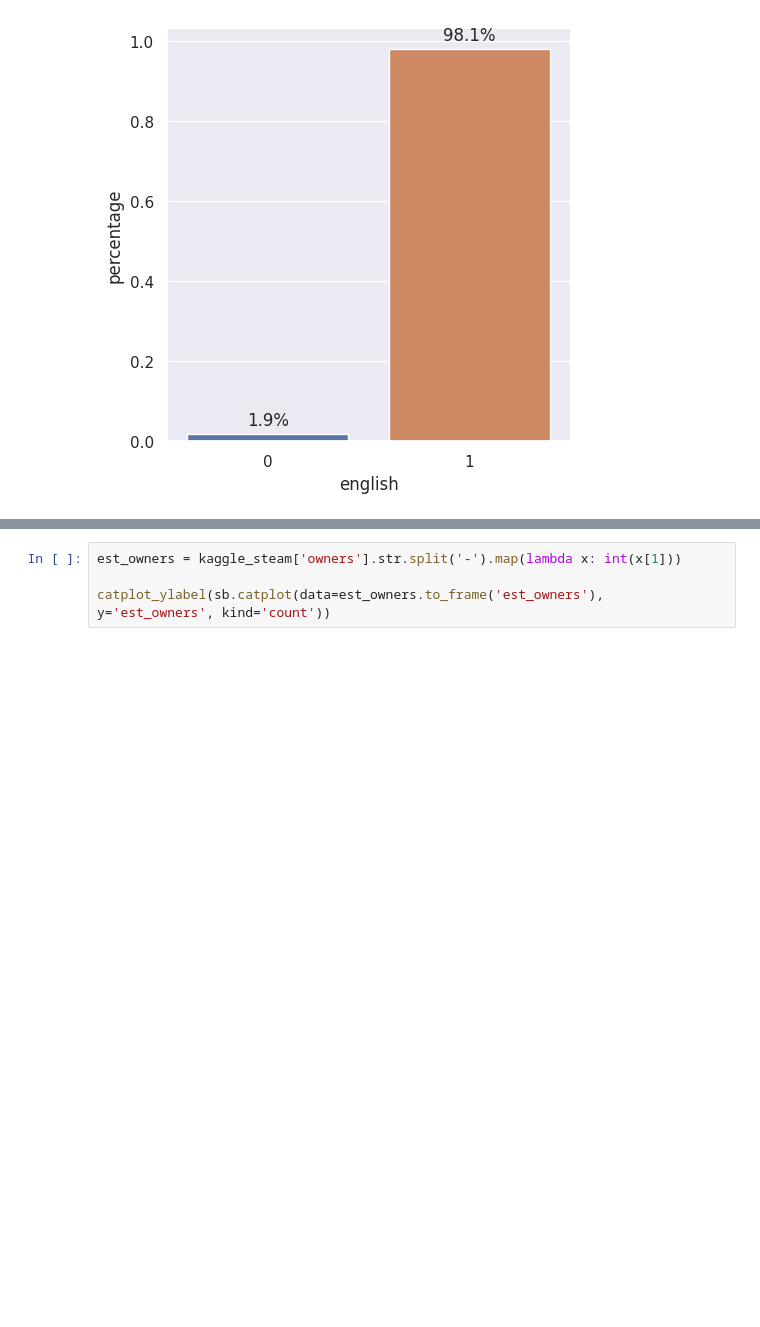
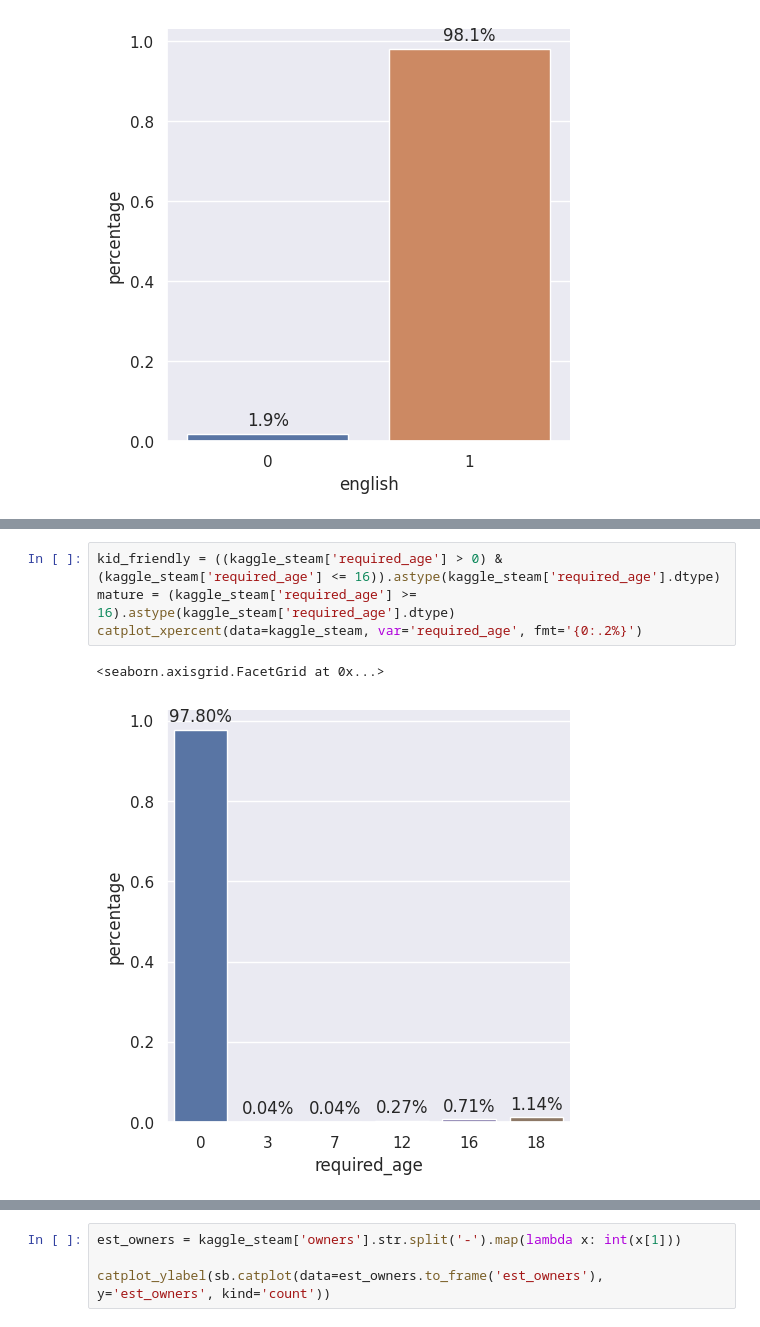
Before and after one commit to nefelibata28/usg, a Jupyter notebook: notebooks/01_categorical_analysis.ipynb, the cells around one changed output, grey strips where cells are left out. Saved outputs shown, nothing was run; the diff lists cells and outputs as text; blank space fills up the shorter version.

```diff
--- a/notebooks/01_categorical_analysis.ipynb
+++ b/notebooks/01_categorical_analysis.ipynb
@@ -107,0 +103,7 @@ We decided to adopt `MaxAbsScaler` instead which would better preserve how extre
+# %%
+kid_friendly = ((kaggle_steam['required_age'] > 0) & (kaggle_steam['required_age'] <= 16)).astype(kaggle_steam['required_age'].dtype)
+mature = (kaggle_steam['required_age'] >= 16).astype(kaggle_steam['required_age'].dtype)
+catplot_xpercent(data=kaggle_steam, var='required_age', fmt='{0:.2%}')
+# %% [output]
+<seaborn.axisgrid.FacetGrid at 0x...>
+[figure, added]
```
Also changed, not shown: parts of 14 cells of this notebook, 12 other files.
